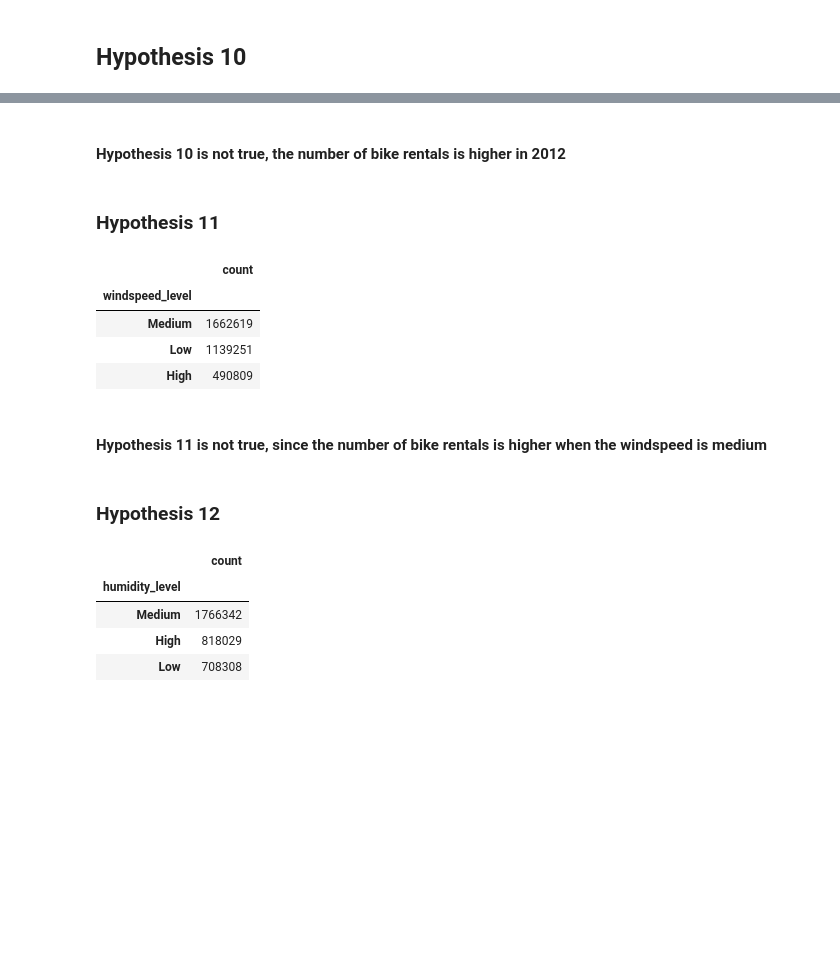
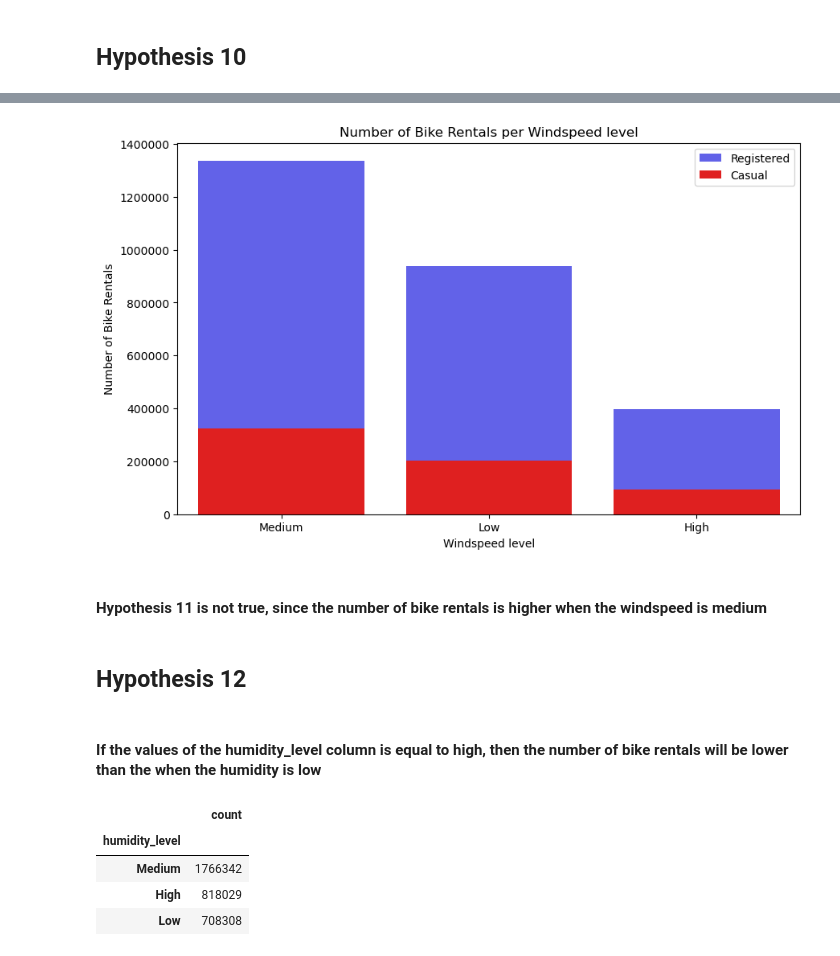
Before and after one commit to MaxLopezSalgado/capital_bike_sharing, a Jupyter notebook: eda/eda.ipynb, the cells around one changed output, grey strips where cells are left out. Saved outputs shown, nothing was run; the diff lists cells and outputs as text; code cells hidden in the pictures; blank space fills up the shorter version.

```diff
--- a/eda/eda.ipynb
+++ b/eda/eda.ipynb
@@ -506,0 +550,4 @@ rentals_per_year
+# %%
+# create a new df for rental_per_windspeed_level df to check the number of bike rentals in each day using groupby function
+rentals_per_windspeed_level_df = rentals_time_weather.groupby('windspeed_level').sum().sort_values(by='count', ascending=False)
+rentals_per_windspeed_level_df
@@ -507,33 +560,16 @@ rentals_per_year
 # %%
-# create a new df for rental_per_day pivot table to check the number of bike rentals in each day using groupby function
-rentals_per_day_df = rentals_time_weather.groupby('weekday').sum().sort_values(by='count', ascending=False)
-rentals_per_day_df
-
-# create a bar plot that shows the number of bike rentals per weather and the type of user
+# create a bar plot that shows the number of bike rentals per Windspeed level and the type of user
 plt.figure(figsize=(10, 6))
-sns.barplot(x=rentals_per_weather_df.index, y=rentals_per_weather_df['registered_user'], color='blue', label='Registered', alpha=0.7)   # we need to call this first to get the casual users on top of the registered users in the graph
-sns.barplot(x=rentals_per_weather_df.index, y=rentals_per_weather_df['casual_user'], color='red', label='Casual')
-plt.title('Number of Bike Rentals per weather')
-plt.xlabel('Weather')
+sns.barplot(x=rentals_per_windspeed_level_df.index, y=rentals_per_windspeed_level_df['registered_user'], color='blue', label='Registered', alpha=0.7)   # we need to call this first to get the casual users on top of the registered users in the graph
+sns.barplot(x=rentals_per_windspeed_level_df.index, y=rentals_per_windspeed_level_df['casual_user'], color='red', label='Casual')
+plt.title('Number of Bike Rentals per Windspeed level')
+plt.xlabel('Windspeed level')
 plt.ylabel('Number of Bike Rentals')
 plt.legend()
 
 # Adjust the y-axis tick labels to display the actual numbers without scientific notation
 plt.ticklabel_format(style='plain', axis='y')
 
 plt.show()
+# %% [output]
+[figure, added]
-# %% [markdown]
-#### Hypothesis 10 is not true, the number of bike rentals is higher in 2012
-# %% [markdown]
-### Hypothesis 11
-# %%
-# Hypothesis 11: if the values of the windspeed_level column is equal to strong, then the number of bike rentals will be lower than the  when the windspeed is low
-# create a pivot table to check the number of bike rentals in each windspeed level
-rentals_per_windspeed_level = pd.pivot_table(rentals_time_weather, index='windspeed_level', values='count', aggfunc='sum').sort_values(by='count', ascending=False)
-rentals_per_windspeed_level
-# %% [output]
-|  | count |
-| windspeed_level |  |
-| Medium | 1662619 |
-| Low | 1139251 |
-| High | 490809 |
@@ -558,5 +576,7 @@ plt.show()
 # %% [markdown]
 #### Hypothesis 11 is not true, since the number of bike rentals is higher when the windspeed is medium
 # %% [markdown]
-### Hypothesis 12
+## Hypothesis 12
+# %% [markdown]
+#### If the values of the humidity_level column is equal to high, then the number of bike rentals will be lower than the  when the humidity is low
 # %%
```
Also changed, not shown: parts of 23 cells of this notebook.
